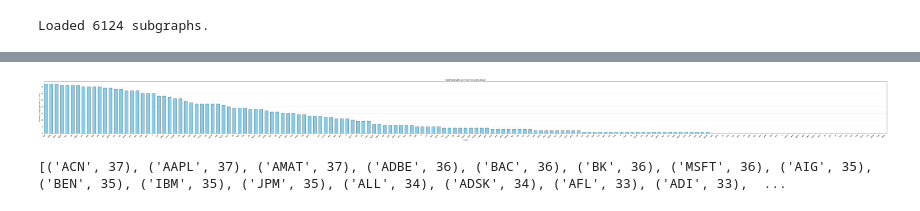
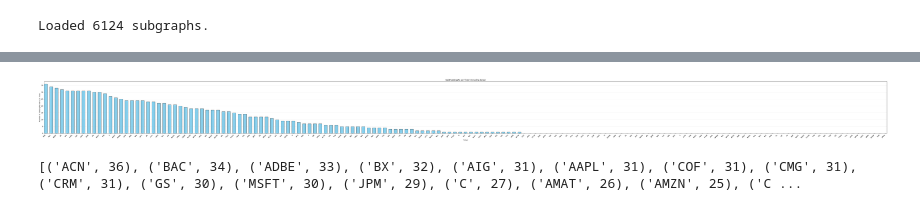
Before and after one commit to jamiebellthomas/apollo, a Jupyter notebook: KG/subgraph_analysis.ipynb, the cells around one changed output, grey strips where cells are left out. Drawn from its saved outputs; the diff is of its cells as text; code cells hidden in the pictures.

```diff
--- a/KG/subgraph_analysis.ipynb
+++ b/KG/subgraph_analysis.ipynb
@@ -104,7 +114,7 @@ def plot_valid_subgraphs_per_ticker(subgraphs: List[SubGraph], min_facts: int =
     plt.show()
     print(sorted_items)  # Print the full counts for debugging
 # %%
-plot_valid_subgraphs_per_ticker(subgraphs, min_facts=10)
+plot_valid_subgraphs_per_ticker(subgraphs, min_facts=25)
 # %% [output]
-[figure, old version]
+[figure, new version]
-[('ACN', 37), ('AAPL', 37), ('AMAT', 37), ('ADBE', 36), ('BAC', 36), ('BK', 36), ('MSFT', 36), ('AIG', 35), ('BEN', 35), ('IBM', 35), ('JPM', 35), ('ALL', 34), ('ADSK', 34), ('AFL', 33), ('ADI', 33),  ...
+[('ACN', 36), ('BAC', 34), ('ADBE', 33), ('BX', 32), ('AIG', 31), ('AAPL', 31), ('COF', 31), ('CMG', 31), ('CRM', 31), ('GS', 30), ('MSFT', 30), ('JPM', 29), ('C', 27), ('AMAT', 26), ('AMZN', 25), ('C ...
```
Also changed, not shown: parts of 2 cells of this notebook, 3 other files.
